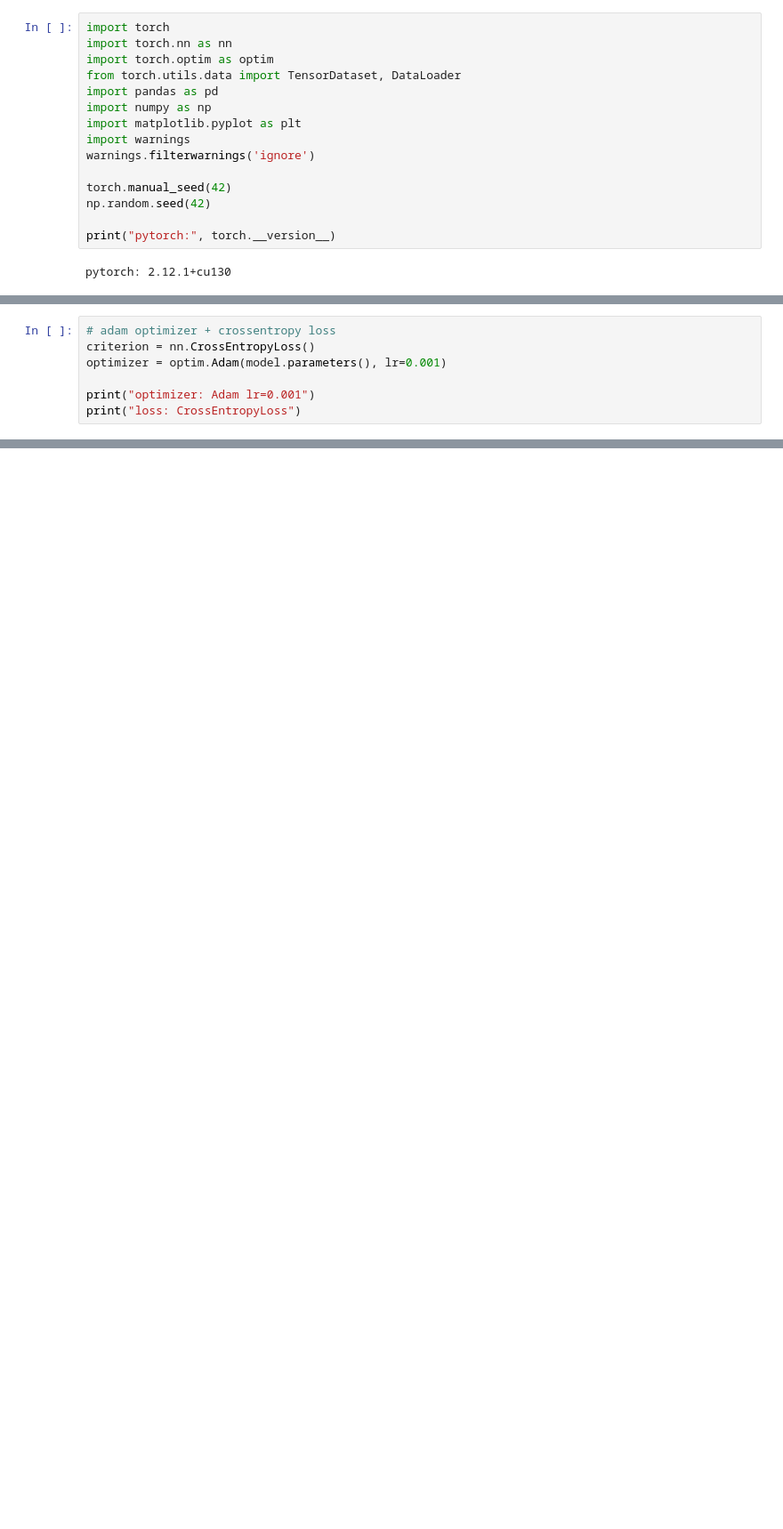
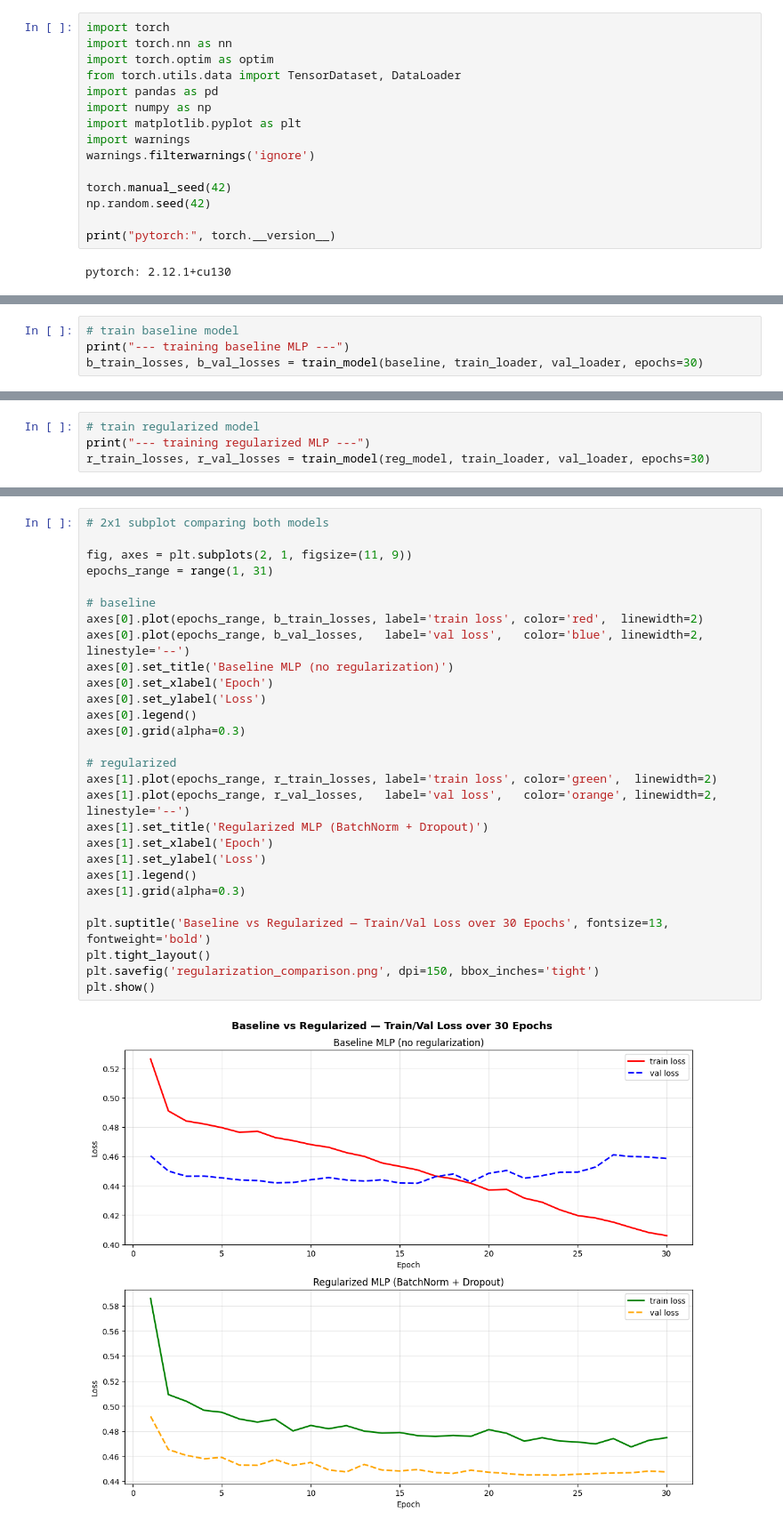
Before and after one commit to khadija237/AIML-Internship-Prosensia, a Jupyter notebook: deep_learning_baseline.ipynb, the cells around one changed output, grey strips where cells are left out. Shown at 89% size. Cells and saved outputs as stored; diff of their text form; blank space fills up the shorter version.

Commit message:
day 13(batchnorm and dropout regularization)

```diff
--- a/deep_learning_baseline.ipynb
+++ b/deep_learning_baseline.ipynb
@@ -125,9 +91,2 @@ LoanMLP(
   (fc3): Linear(in_features=32, out_features=2, bias=True)
 )
-# %%
-# adam optimizer + crossentropy loss
-criterion = nn.CrossEntropyLoss()
-optimizer = optim.Adam(model.parameters(), lr=0.001)
-
-print("optimizer: Adam lr=0.001")
-print("loss: CrossEntropyLoss")
@@ -274,0 +165,4 @@ why mini-batches?
+# %%
+# train baseline model
+print("--- training baseline MLP ---")
+b_train_losses, b_val_losses = train_model(baseline, train_loader, val_loader, epochs=30)
@@ -274,0 +187,4 @@ why mini-batches?
+# %%
+# train regularized model
+print("--- training regularized MLP ---")
+r_train_losses, r_val_losses = train_model(reg_model, train_loader, val_loader, epochs=30)
@@ -274,0 +209,30 @@ why mini-batches?
+# %%
+# 2x1 subplot comparing both models
+
+fig, axes = plt.subplots(2, 1, figsize=(11, 9))
+epochs_range = range(1, 31)
+
+# baseline
+axes[0].plot(epochs_range, b_train_losses, label='train loss', color='red',  linewidth=2)
+axes[0].plot(epochs_range, b_val_losses,   label='val loss',   color='blue', linewidth=2, linestyle='--')
+axes[0].set_title('Baseline MLP (no regularization)')
+axes[0].set_xlabel('Epoch')
+axes[0].set_ylabel('Loss')
+axes[0].legend()
+axes[0].grid(alpha=0.3)
+
+# regularized
+axes[1].plot(epochs_range, r_train_losses, label='train loss', color='green',  linewidth=2)
+axes[1].plot(epochs_range, r_val_losses,   label='val loss',   color='orange', linewidth=2, linestyle='--')
+axes[1].set_title('Regularized MLP (BatchNorm + Dropout)')
+axes[1].set_xlabel('Epoch')
+axes[1].set_ylabel('Loss')
+axes[1].legend()
+axes[1].grid(alpha=0.3)
+
+plt.suptitle('Baseline vs Regularized — Train/Val Loss over 30 Epochs', fontsize=13, fontweight='bold')
+plt.tight_layout()
+plt.savefig('regularization_comparison.png', dpi=150, bbox_inches='tight')
+plt.show()
+# %% [output]
+[figure, added]
```
Also changed, not shown: parts of 15 cells of this notebook, 2 other files.
